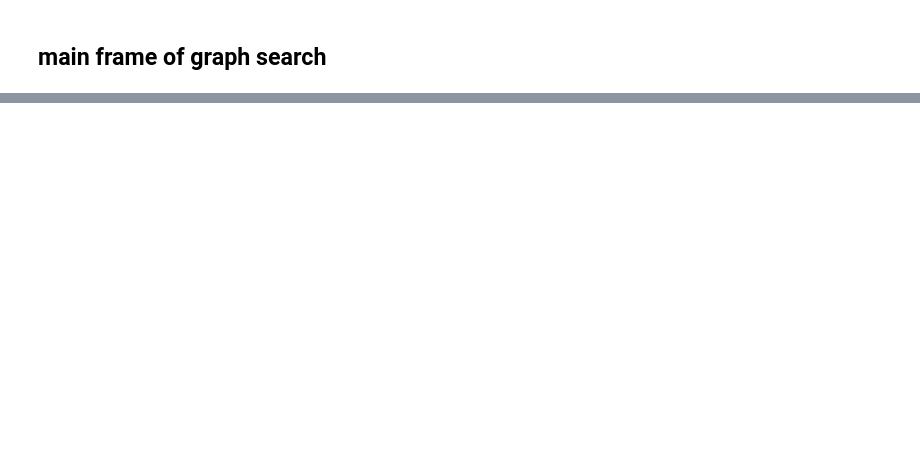
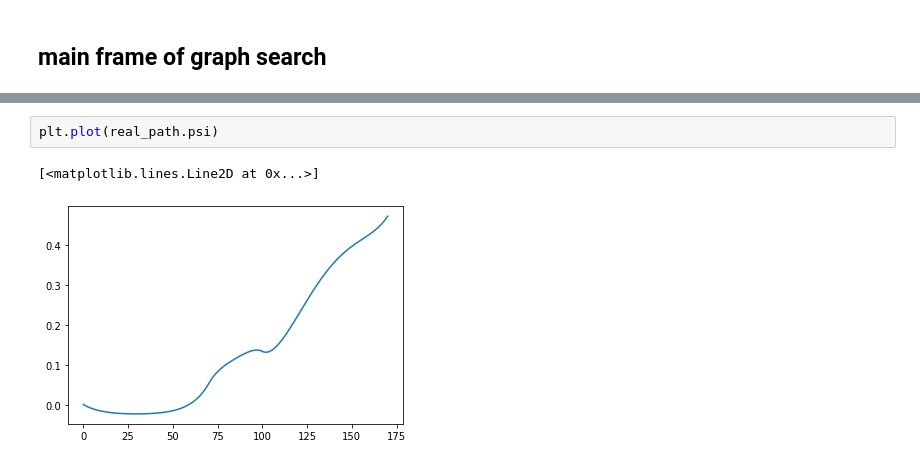
Before and after one commit to CeHao1/train_policy-track, a Jupyter notebook: get_standard_track_by_py/m3_run_algorithm.ipynb, the cells around one changed output, grey strips where cells are left out. Saved outputs shown, nothing was run; the diff lists cells and outputs as text; blank space fills up the shorter version.

```diff
--- a/get_standard_track_by_py/m3_run_algorithm.ipynb
+++ b/get_standard_track_by_py/m3_run_algorithm.ipynb
@@ -548,0 +553,5 @@ array([-0.4   ,  0.125 ,  0.75  , -0.0625])
+# %%
+plt.plot(real_path.psi)
+# %% [output]
+[<matplotlib.lines.Line2D at 0x...>]
+[figure, added]
```
Also changed, not shown: parts of 7 cells of this notebook, 1 other file.
